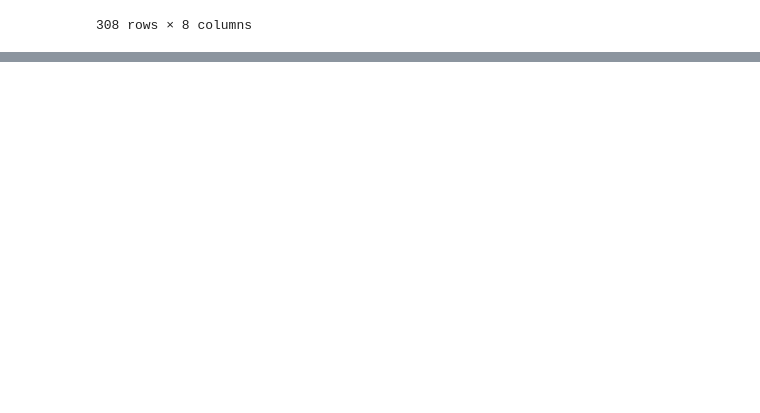
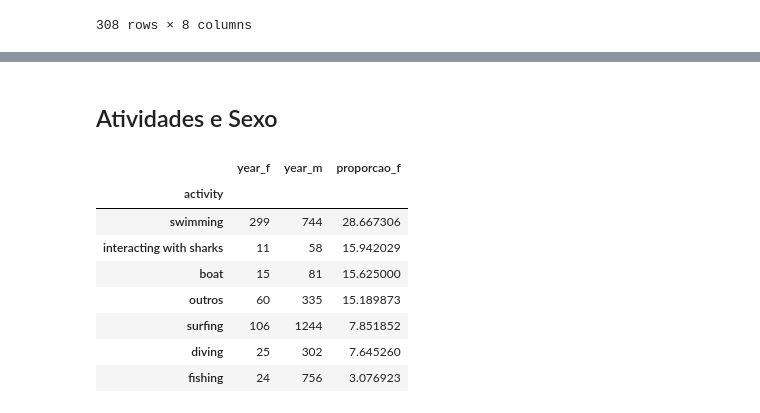
Before and after one commit to LucasAPerfeito/Project-Shark-Attack, a Jupyter notebook: Projeto - Shark Attack.ipynb, the cells around one changed output, grey strips where cells are left out. Cells and saved outputs as stored; diff of their text form; code cells hidden in the pictures; blank space fills up the shorter version.

```diff
--- a/Projeto - Shark Attack.ipynb
+++ b/Projeto - Shark Attack.ipynb
@@ -489,0 +610,21 @@ df3[df3['sex'].isna() & df3['name'].notnull()]
+# %% [markdown]
+## Atividades e Sexo
+# %%
+atividade_f = df3[df3['sex'] == 'F'].groupby('activity')[['year']].count().sort_values(by = 'year', ascending = False)
+# %%
+atividade_m = df3[df3['sex'] == 'M'].groupby('activity')[['year']].count().sort_values(by = 'year', ascending = False)
+# %%
+atividade_total = pd.merge(atividade_f, atividade_m, how = 'outer', right_index = True, left_index = True, suffixes = ('_f','_m')).fillna(0)
+# %%
+atividade_total['proporcao_f'] = (atividade_total['year_f']/(atividade_total['year_m'] + atividade_total['year_f']))*100
+atividade_total.sort_values('proporcao_f', ascending = False)
+# %% [output]
+|  | year_f | year_m | proporcao_f |
+| activity |  |  |  |
+| swimming | 299 | 744 | 28.667306 |
+| interacting with sharks | 11 | 58 | 15.942029 |
+| boat | 15 | 81 | 15.625000 |
+| outros | 60 | 335 | 15.189873 |
+| surfing | 106 | 1244 | 7.851852 |
+| diving | 25 | 302 | 7.645260 |
+| fishing | 24 | 756 | 3.076923 |
```
Also changed, not shown: parts of 50 cells of this notebook, 1 other file.
